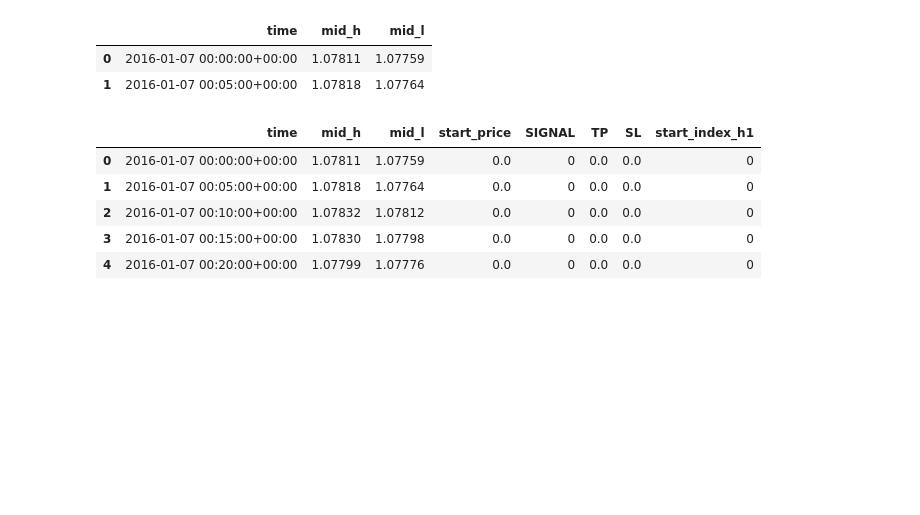
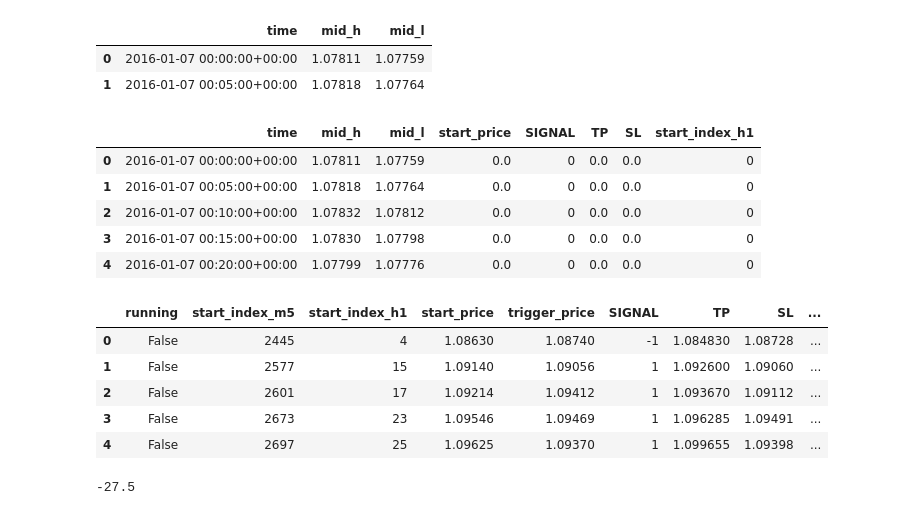
Before and after one commit to itsmarcotime/Forex_trading_system_in_Python, a Jupyter notebook: jupyter_notes/Guru_1_EMA200_RSI_Over50.ipynb, the cells around one changed output. Cells and saved outputs as stored; diff of their text form; code cells hidden in the pictures; blank space fills up the shorter version.

```diff
--- a/jupyter_notes/Guru_1_EMA200_RSI_Over50.ipynb
+++ b/jupyter_notes/Guru_1_EMA200_RSI_Over50.ipynb
@@ -330,0 +374,28 @@ merged.head()
+# %%
+open_trades_m5 = []
+closed_trades_m5 = []
+
+for index, row in merged.iterrows():
+    if row.SIGNAL != NONE:
+        open_trades_m5.append(TradeM5(row))
+
+    for ot in open_trades_m5:
+        ot.update(row)
+        if ot.running == False:
+            closed_trades_m5.append(ot)
+    open_trades_m5 = [x for x in open_trades_m5 if x.running == True]
+# %%
+df_res_m5 = pd.DataFrame.from_dict([vars(x) for x in closed_trades_m5])
+# %%
+df_res_m5.head()
+# %% [output]
+|  | running | start_index_m5 | start_index_h1 | start_price | trigger_price | SIGNAL | TP | SL | ... |
+| 0 | False | 2445 | 4 | 1.08630 | 1.08740 | -1 | 1.084830 | 1.08728 | ... |
+| 1 | False | 2577 | 15 | 1.09140 | 1.09056 | 1 | 1.092600 | 1.09060 | ... |
+| 2 | False | 2601 | 17 | 1.09214 | 1.09412 | 1 | 1.093670 | 1.09112 | ... |
+| 3 | False | 2673 | 23 | 1.09546 | 1.09469 | 1 | 1.096285 | 1.09491 | ... |
+| 4 | False | 2697 | 25 | 1.09625 | 1.09370 | 1 | 1.099655 | 1.09398 | ... |
+# %%
+df_res_m5.result.sum()
+# %% [output]
+-27.5
```
Also changed, not shown: parts of 1 cell of this notebook.
